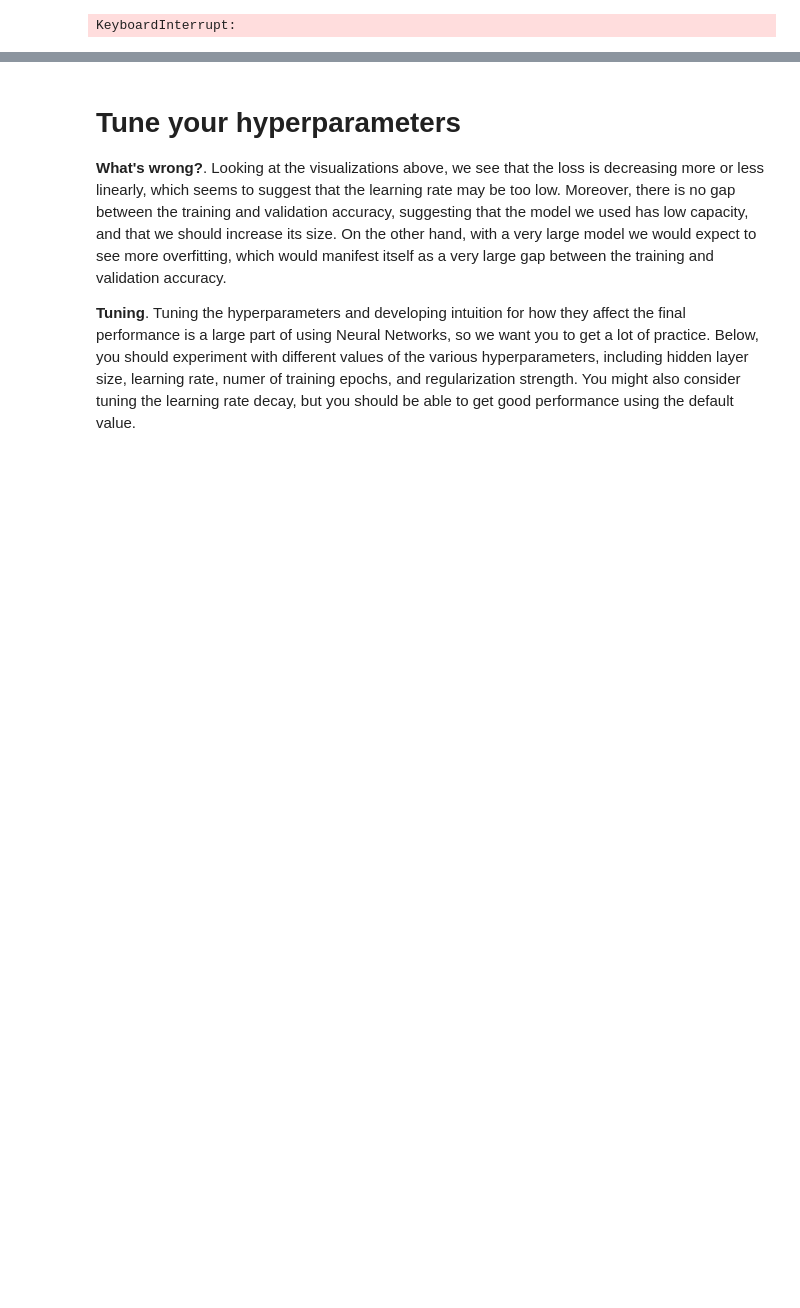
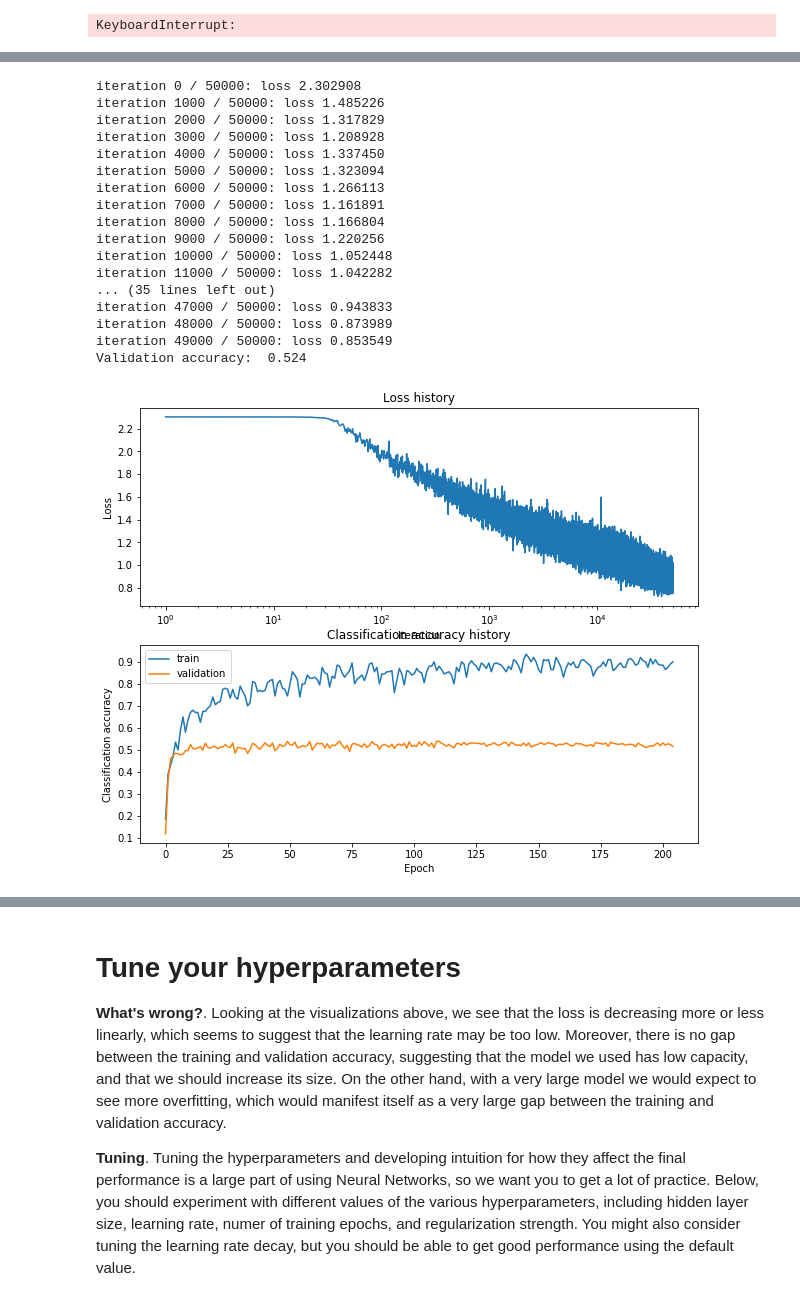
Before and after one commit to PhySci/cs231, a Jupyter notebook: assignment1/two_layer_net.ipynb, the cells around one changed output, grey strips where cells are left out. Drawn from its saved outputs; the diff is of its cells as text; code cells hidden in the pictures; blank space fills up the shorter version.

```diff
--- a/assignment1/two_layer_net.ipynb
+++ b/assignment1/two_layer_net.ipynb
@@ -561,8 +527,8 @@ regularization_strengths = [-2, 0]
 # This should be identical to the validation that you did for the SVM; save    #
 # the best trained softmax classifer in best_softmax.                          #
 ################################################################################
-leRange = np.logspace(learning_rates[0], learning_rates[1], 5)
-reRange = np.logspace(regularization_strengths[0], regularization_strengths[1], 5)
+leRange = np.logspace(learning_rates[0], learning_rates[1], 10)
+reRange = np.logspace(regularization_strengths[0], regularization_strengths[1], 10)
 
 for le in leRange:
     for reg in reRange:
@@ -594,0 +609,45 @@ Learning rate is 1.00e-04, regularization is 1.00e-02
+# %%
+net = TwoLayerNet(input_size, hidden_size, num_classes)
+
+# Train the network
+stats = net.train(X_train, y_train, X_val, y_val, num_iters=50000, batch_size=200,
+            learning_rate=7.75e-4, learning_rate_decay=0.97, reg=0.215, verbose=True)
+
+# Predict on the validation set
+val_acc = (net.predict(X_val) == y_val).mean()
+print('Validation accuracy: ', val_acc)
+
+# Plot the loss function and train / validation accuracies
+plt.subplot(2, 1, 1)
+plt.semilogx(stats['loss_history'])
+plt.title('Loss history')
+plt.xlabel('Iteration')
+plt.ylabel('Loss')
+
+plt.subplot(2, 1, 2)
+plt.plot(stats['train_acc_history'], label='train')
+plt.plot(stats['val_acc_history'], label='val')
+plt.title('Classification accuracy history')
+plt.xlabel('Epoch')
+plt.ylabel('Classification accuracy')
+plt.legend(['train','validation'])
+plt.show()
+# %% [output]
+iteration 0 / 50000: loss 2.302908
+iteration 1000 / 50000: loss 1.485226
+iteration 2000 / 50000: loss 1.317829
+iteration 3000 / 50000: loss 1.208928
+iteration 4000 / 50000: loss 1.337450
+iteration 5000 / 50000: loss 1.323094
+iteration 6000 / 50000: loss 1.266113
+iteration 7000 / 50000: loss 1.161891
+iteration 8000 / 50000: loss 1.166804
+iteration 9000 / 50000: loss 1.220256
+iteration 10000 / 50000: loss 1.052448
+iteration 11000 / 50000: loss 1.042282
+... (35 lines left out)
+iteration 47000 / 50000: loss 0.943833
+iteration 48000 / 50000: loss 0.873989
+iteration 49000 / 50000: loss 0.853549
+Validation accuracy:  0.524
+[figure, added]
```
Also changed, not shown: parts of 5 cells of this notebook, 5 other files.
